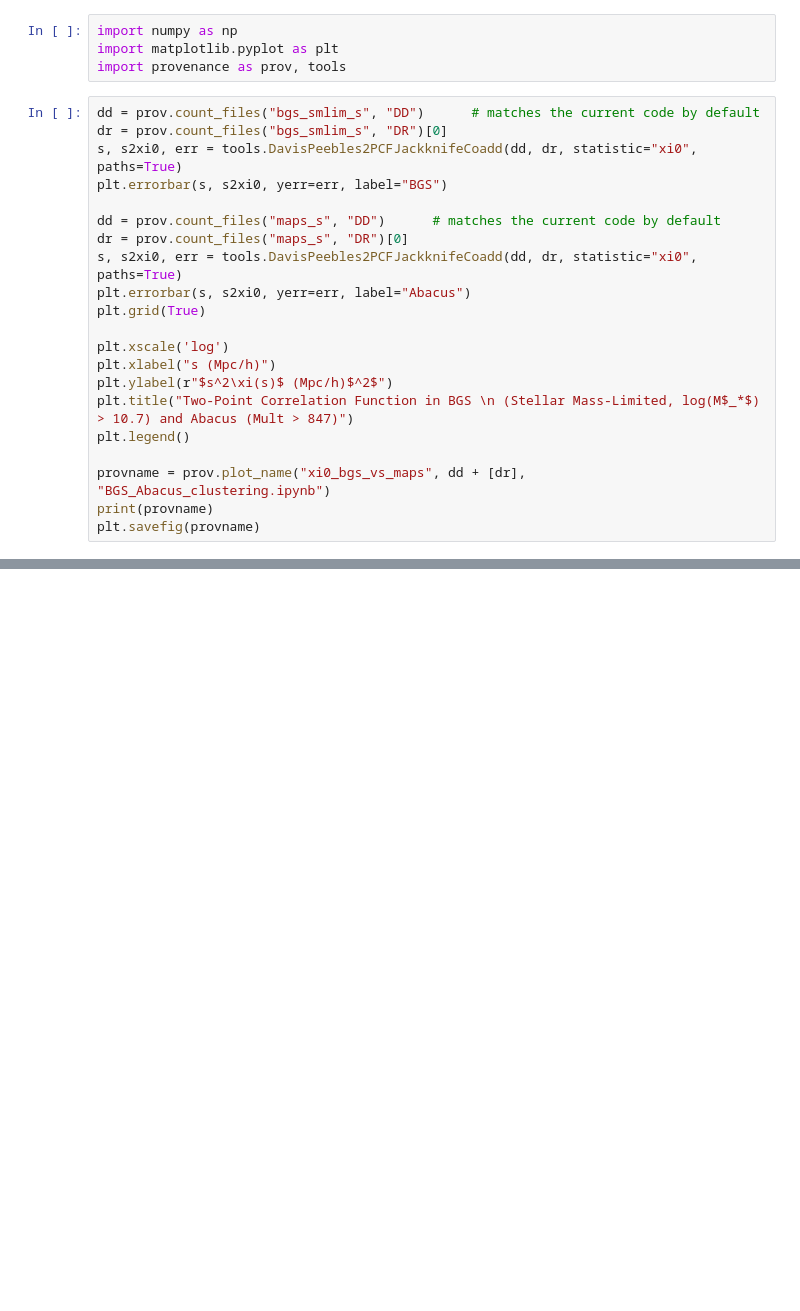
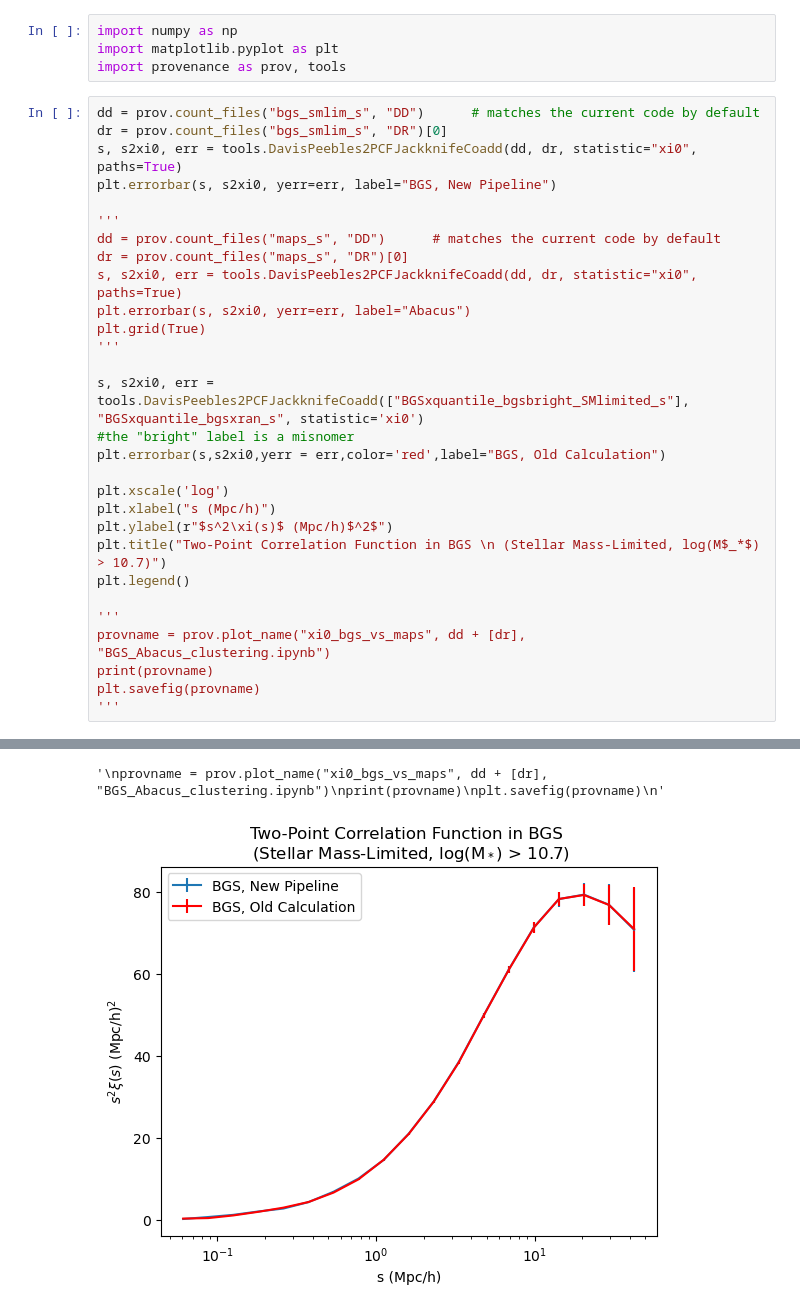
Before and after one commit to catherine-miller/bgsmaps, a Jupyter notebook: BGS_Abacus_clustering.ipynb, the cells around one changed output, grey strips where cells are left out. Drawn from its saved outputs; the diff is of its cells as text; blank space fills up the shorter version.

Commit message:
recalculating clustering after fixing BGS subsampling issue

```diff
--- a/BGS_Abacus_clustering.ipynb
+++ b/BGS_Abacus_clustering.ipynb
@@ -6,21 +6,29 @@ import provenance as prov, tools
 dd = prov.count_files("bgs_smlim_s", "DD")      # matches the current code by default
 dr = prov.count_files("bgs_smlim_s", "DR")[0]
 s, s2xi0, err = tools.DavisPeebles2PCFJackknifeCoadd(dd, dr, statistic="xi0", paths=True)
-plt.errorbar(s, s2xi0, yerr=err, label="BGS")
+plt.errorbar(s, s2xi0, yerr=err, label="BGS, New Pipeline")
 
+'''
 dd = prov.count_files("maps_s", "DD")      # matches the current code by default
 dr = prov.count_files("maps_s", "DR")[0]
 s, s2xi0, err = tools.DavisPeebles2PCFJackknifeCoadd(dd, dr, statistic="xi0", paths=True)
 plt.errorbar(s, s2xi0, yerr=err, label="Abacus")
 plt.grid(True)
+'''
+
+s, s2xi0, err = tools.DavisPeebles2PCFJackknifeCoadd(["BGSxquantile_bgsbright_SMlimited_s"], "BGSxquantile_bgsxran_s", statistic='xi0')
+#the "bright" label is a misnomer
+plt.errorbar(s,s2xi0,yerr = err,color='red',label="BGS, Old Calculation")
 
 plt.xscale('log')
 plt.xlabel("s (Mpc/h)")
 plt.ylabel(r"$s^2\xi(s)$ (Mpc/h)$^2$")
-plt.title("Two-Point Correlation Function in BGS \n (Stellar Mass-Limited, log(M$_*$) > 10.7) and Abacus (Mult > 847)")
+plt.title("Two-Point Correlation Function in BGS \n (Stellar Mass-Limited, log(M$_*$) > 10.7)")
 plt.legend()
 
+'''
 provname = prov.plot_name("xi0_bgs_vs_maps", dd + [dr], "BGS_Abacus_clustering.ipynb")
 print(provname)
 plt.savefig(provname)
+'''
 # %% [output]
@@ -30,0 +37,2 @@ Available:
+'\nprovname = prov.plot_name("xi0_bgs_vs_maps", dd + [dr], "BGS_Abacus_clustering.ipynb")\nprint(provname)\nplt.savefig(provname)\n'
+[figure, added]
```
Also changed, not shown: parts of 1 cell of this notebook, 1 other file.
